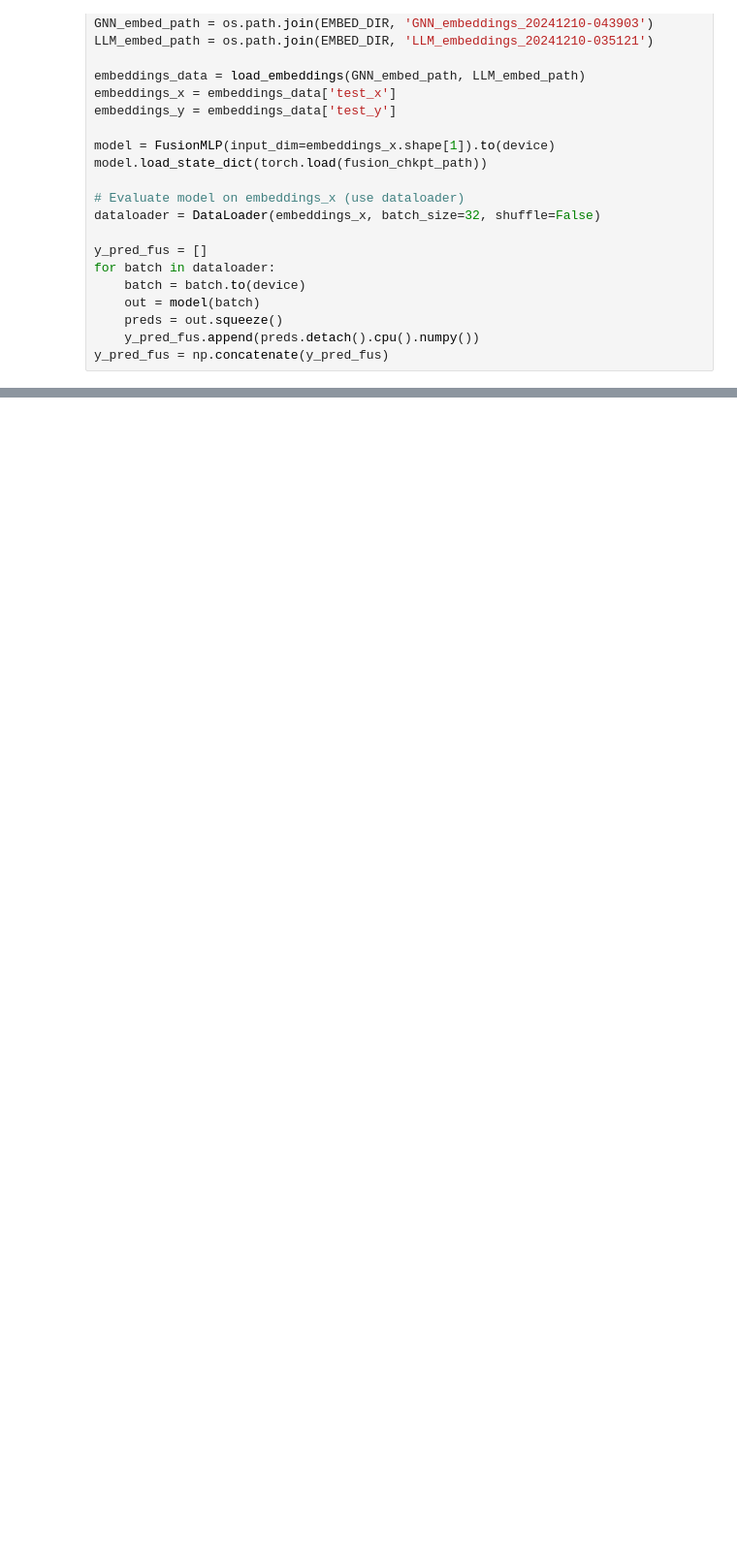
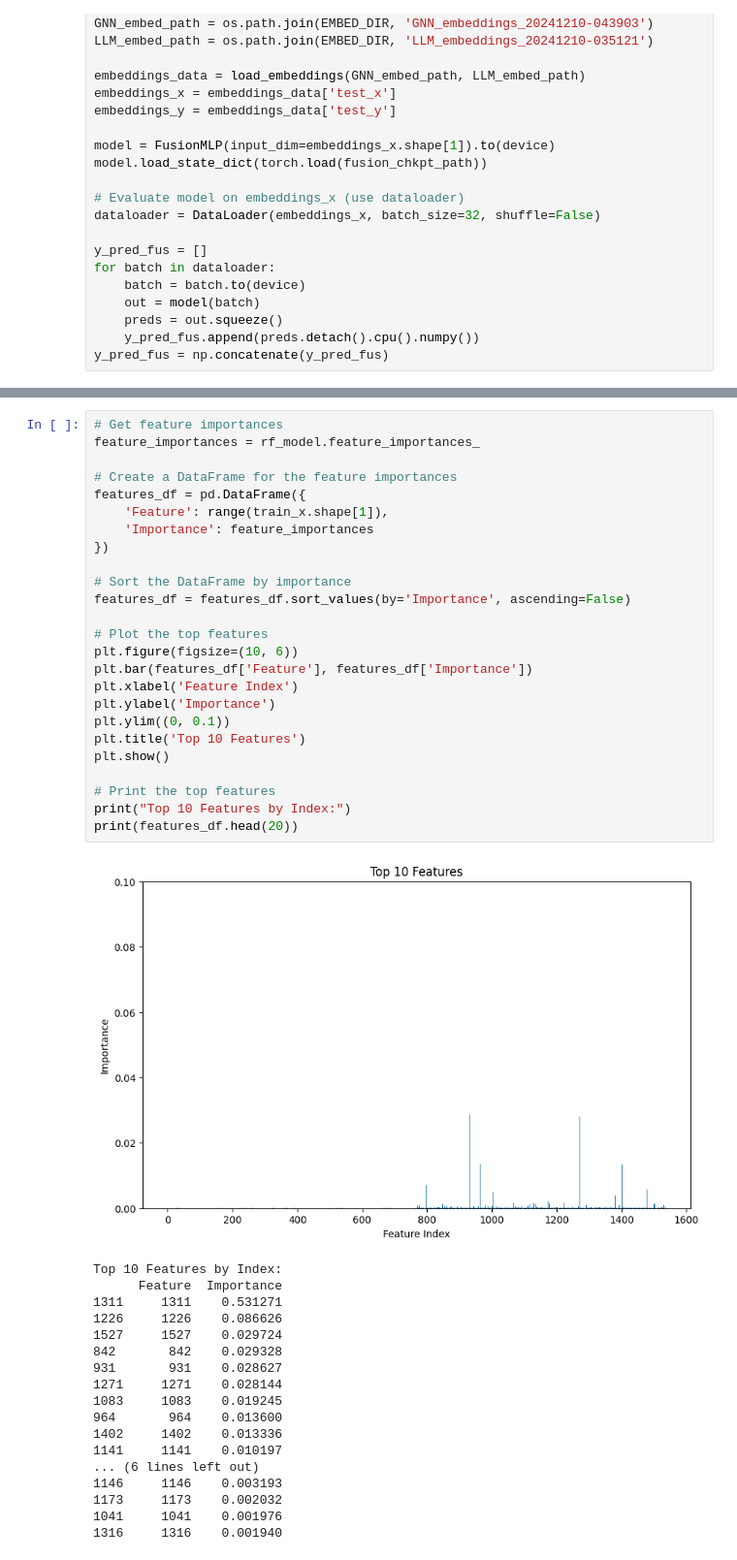
Before and after one commit to junhakunha/drug_toxicology_prediction, a Jupyter notebook: notebooks/J06_report_graphs.ipynb, the cells around one changed output, grey strips where cells are left out. Shown at 97% size. Cells and saved outputs as stored; diff of their text form; blank space fills up the shorter version.

```diff
--- a/notebooks/J06_report_graphs.ipynb
+++ b/notebooks/J06_report_graphs.ipynb
@@ -180,0 +207,44 @@ plot_predictions(y, y_pred_fus, title='Fusion Predictions')
+# %%
+# Get feature importances
+feature_importances = rf_model.feature_importances_
+
+# Create a DataFrame for the feature importances
+features_df = pd.DataFrame({
+    'Feature': range(train_x.shape[1]),
+    'Importance': feature_importances
+})
+
+# Sort the DataFrame by importance
+features_df = features_df.sort_values(by='Importance', ascending=False)
+
+# Plot the top features
+plt.figure(figsize=(10, 6))
+plt.bar(features_df['Feature'], features_df['Importance'])
+plt.xlabel('Feature Index')
+plt.ylabel('Importance')
+plt.ylim((0, 0.1))
+plt.title('Top 10 Features')
+plt.show()
+
+# Print the top features
+print("Top 10 Features by Index:")
+print(features_df.head(20))
+# %% [output]
+[figure, added]
+Top 10 Features by Index:
+      Feature  Importance
+1311     1311    0.531271
+1226     1226    0.086626
+1527     1527    0.029724
+842       842    0.029328
+931       931    0.028627
+1271     1271    0.028144
+1083     1083    0.019245
+964       964    0.013600
+1402     1402    0.013336
+1141     1141    0.010197
+... (6 lines left out)
+1146     1146    0.003193
+1173     1173    0.002032
+1041     1041    0.001976
+1316     1316    0.001940
```
Also changed, not shown: parts of 2 cells of this notebook, 1 other file.
